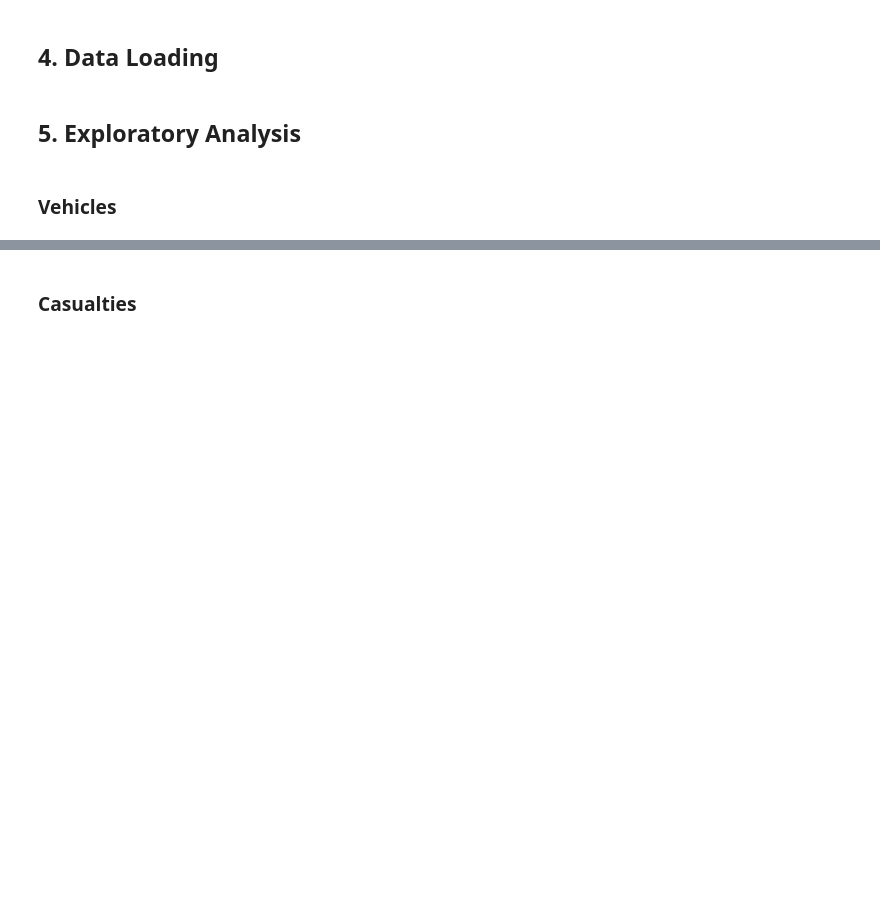
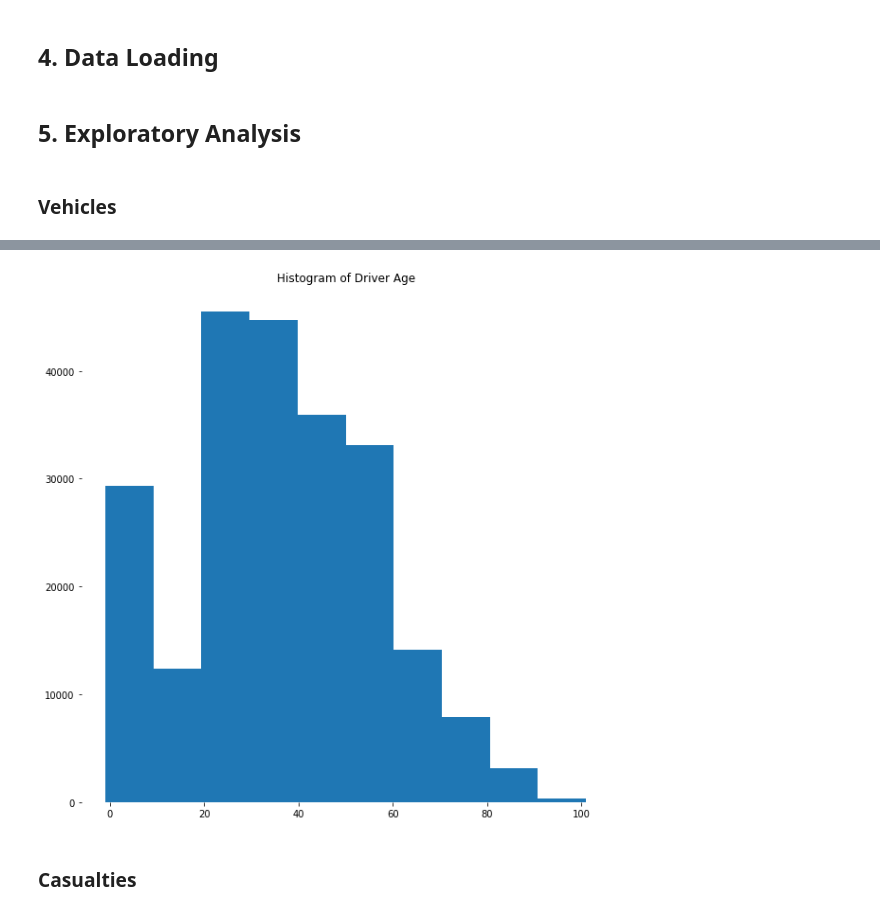
Before and after one commit to jayzuccarelli/Medium, a Jupyter notebook: Developing Machine Learning Pipelines/Driver Accident Risk Model.ipynb, the cells around one changed output, grey strips where cells are left out. Cells and saved outputs as stored; diff of their text form; code cells hidden in the pictures; blank space fills up the shorter version.

```diff
--- a/Developing Machine Learning Pipelines/Driver Accident Risk Model.ipynb
+++ b/Developing Machine Learning Pipelines/Driver Accident Risk Model.ipynb
@@ -17,6 +17,7 @@ The probability in output of the predictive model can be used as a "Driver Score
 import matplotlib as mp
 import numpy as np
 import pandas as pd
+import plotly as py
 import sklearn.ensemble as se
 import sklearn.impute as si
 import sklearn.linear_model as lm
@@ -26,14 +27,14 @@ import xgboost as xg
 
 
 # Jupyter Plots
-mp.rcParams['figure.dpi']= 600
+mp.rcParams['figure.dpi']= 1200
 %matplotlib inline
 # %% [markdown]
 ## 4. Data Loading
 # %%
-vehicles = pd.read_csv('Data/UK Accidents/Vehicles.csv', low_memory=False)
-casualties = pd.read_csv('Data/UK Accidents/Casualties.csv', low_memory=False)
-accidents = pd.read_csv('Data/UK Accidents/Accidents.csv', low_memory=False)
+vehicles = pd.read_csv('Data/Vehicles.csv', low_memory=False)
+casualties = pd.read_csv('Data/Casualties.csv', low_memory=False)
+accidents = pd.read_csv('Data/Accidents.csv', low_memory=False)
 # %% [markdown]
 ## 5. Exploratory Analysis
 # %% [markdown]
@@ -45,3 +65,10 @@ vehicles.describe()
+# %%
+mp.pyplot.title('Histogram of Driver Age');
+mp.pyplot.box(False)
+mp.pyplot.style.use('seaborn-dark-palette')
+vehicles.Age_of_Driver.hist(grid=False, figsize=(10,10));
+# %% [output]
+[figure, added]
 # %% [markdown]
 ### Casualties
 # %%
```
Also changed, not shown: parts of 8 cells of this notebook, 9 other files.
